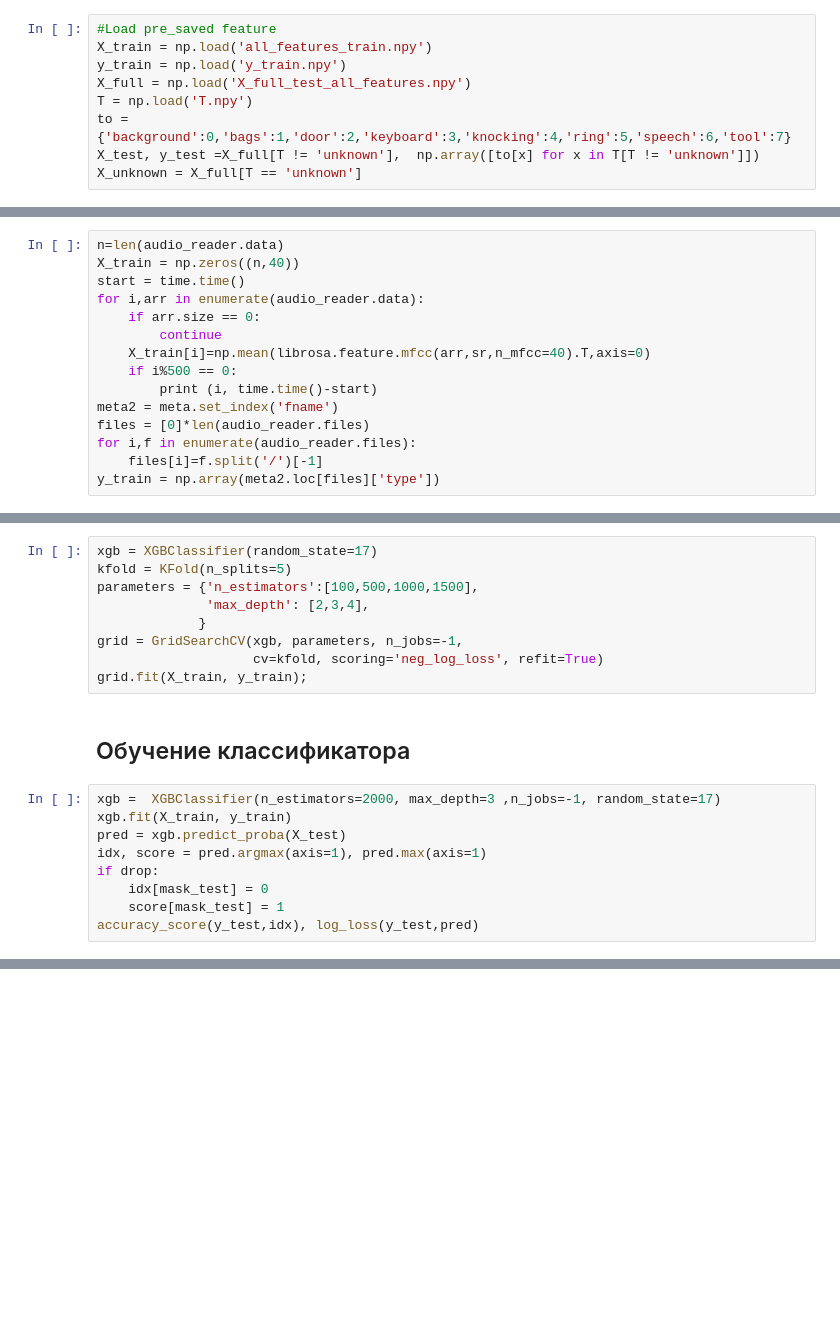
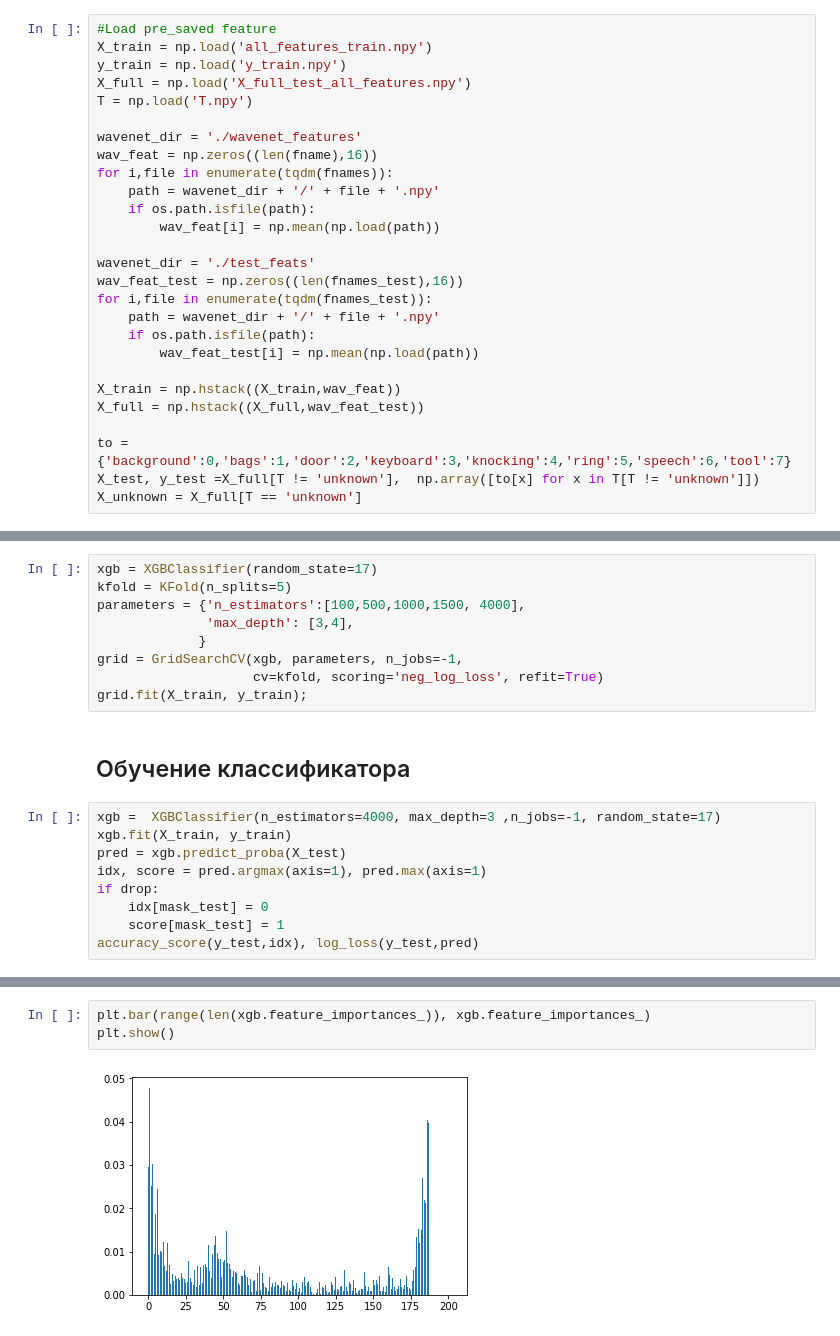
Before and after one commit to ilyailyash/Noise-classification, a Jupyter notebook: Noise classification.ipynb, the cells around one changed output, grey strips where cells are left out. Saved outputs shown, nothing was run; the diff lists cells and outputs as text; blank space fills up the shorter version.

Commit message:
added wavenet feachers

```diff
--- a/Noise classification.ipynb
+++ b/Noise classification.ipynb
@@ -328,6 +362,24 @@ X_train = np.load('all_features_train.npy')
 y_train = np.load('y_train.npy')
 X_full = np.load('X_full_test_all_features.npy')
 T = np.load('T.npy')
+
+wavenet_dir = './wavenet_features'
+wav_feat = np.zeros((len(fname),16))
+for i,file in enumerate(tqdm(fnames)):
+    path = wavenet_dir + '/' + file + '.npy'
+    if os.path.isfile(path):
+        wav_feat[i] = np.mean(np.load(path))
+
+wavenet_dir = './test_feats'
+wav_feat_test = np.zeros((len(fnames_test),16))
+for i,file in enumerate(tqdm(fnames_test)):
+    path = wavenet_dir + '/' + file + '.npy'
+    if os.path.isfile(path):
+        wav_feat_test[i] = np.mean(np.load(path))
+
+X_train = np.hstack((X_train,wav_feat))
+X_full = np.hstack((X_full,wav_feat_test))
+
 to = {'background':0,'bags':1,'door':2,'keyboard':3,'knocking':4,'ring':5,'speech':6,'tool':7}
 X_test, y_test =X_full[T != 'unknown'],  np.array([to[x] for x in T[T != 'unknown']])
 X_unknown = X_full[T == 'unknown']
@@ -336,15 +385,0 @@ X_unknown = X_full[T == 'unknown']
-# %%
-n=len(audio_reader.data)
-X_train = np.zeros((n,40))
-start = time.time()
-for i,arr in enumerate(audio_reader.data):
-    if arr.size == 0:
-        continue
-    X_train[i]=np.mean(librosa.feature.mfcc(arr,sr,n_mfcc=40).T,axis=0)
-    if i%500 == 0:
-        print (i, time.time()-start)
-meta2 = meta.set_index('fname')
-files = [0]*len(audio_reader.files)
-for i,f in enumerate(audio_reader.files):
-    files[i]=f.split('/')[-1]
-y_train = np.array(meta2.loc[files]['type'])
@@ -417,8 +406,8 @@ SVM CE: -0.507
 # %%
 xgb = XGBClassifier(random_state=17)
 kfold = KFold(n_splits=5)
-parameters = {'n_estimators':[100,500,1000,1500],
-              'max_depth': [2,3,4],
+parameters = {'n_estimators':[100,500,1000,1500, 4000],
+              'max_depth': [3,4],
              }
 grid = GridSearchCV(xgb, parameters, n_jobs=-1,
                     cv=kfold, scoring='neg_log_loss', refit=True)
@@ -426,7 +415,7 @@ grid.fit(X_train, y_train);
 # %% [markdown]
 ## Обучение классификатора
 # %%
-xgb =  XGBClassifier(n_estimators=2000, max_depth=3 ,n_jobs=-1, random_state=17)
+xgb =  XGBClassifier(n_estimators=4000, max_depth=3 ,n_jobs=-1, random_state=17)
 xgb.fit(X_train, y_train)
 pred = xgb.predict_proba(X_test)
 idx, score = pred.argmax(axis=1), pred.max(axis=1)
@@ -439,3 +426,8 @@ accuracy_score(y_test,idx), log_loss(y_test,pred)
+# %%
+plt.bar(range(len(xgb.feature_importances_)), xgb.feature_importances_)
+plt.show()
+# %% [output]
+[figure, added]
 # %%
 def write_pred(est, arr,files,drop):
     pred = est.predict_proba(arr)
```
Also changed, not shown: parts of 19 cells of this notebook.
